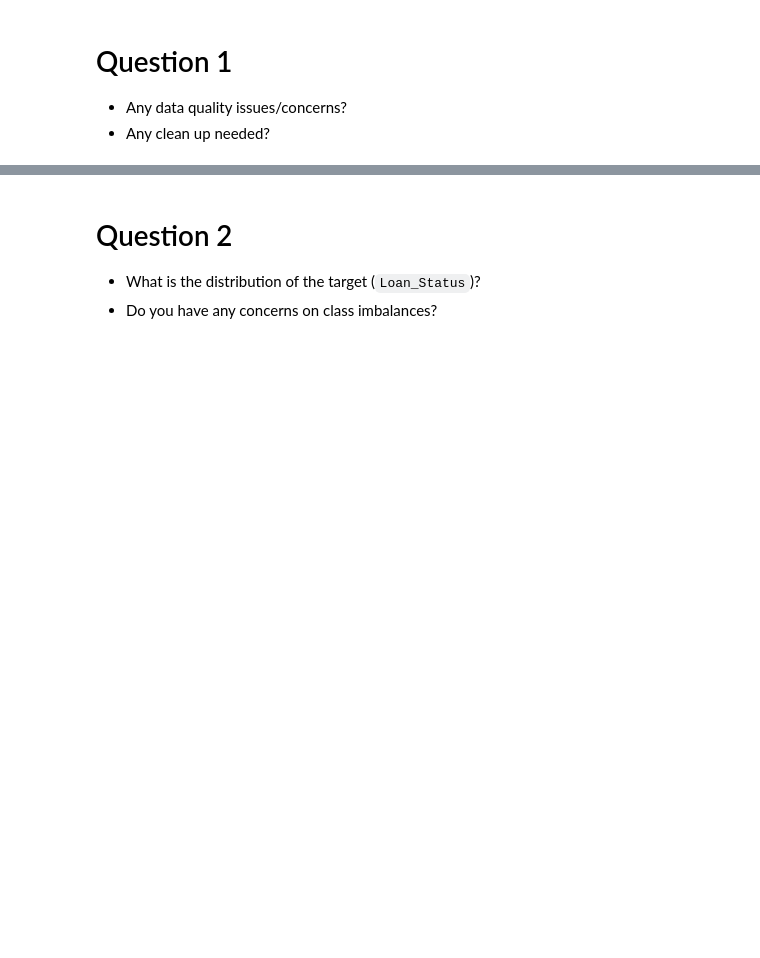
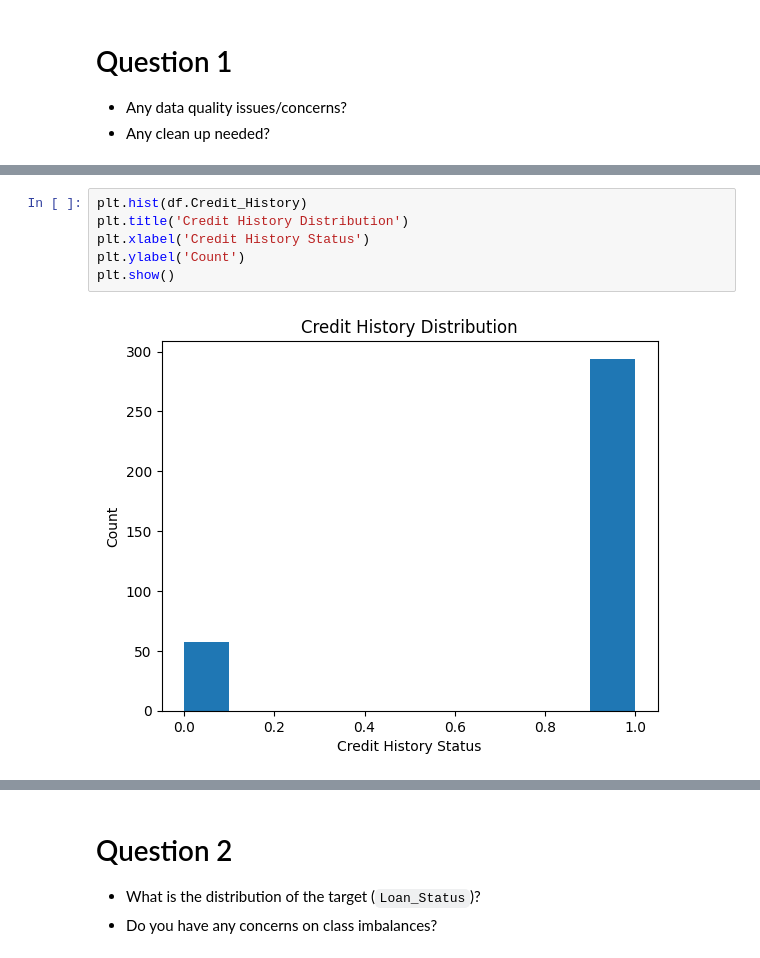
Before and after one commit to cwdwiggins/DS602, a Jupyter notebook: week05/week5 - logistic-regression-assignment.ipynb, the cells around one changed output, grey strips where cells are left out. Cells and saved outputs as stored; diff of their text form; blank space fills up the shorter version.

```diff
--- a/week05/week5 - logistic-regression-assignment.ipynb
+++ b/week05/week5 - logistic-regression-assignment.ipynb
@@ -44,0 +130,8 @@ Insert comments here
+# %%
+plt.hist(df.Credit_History)
+plt.title('Credit History Distribution')
+plt.xlabel('Credit History Status')
+plt.ylabel('Count')
+plt.show()
+# %% [output]
+[figure, added]
```
Also changed, not shown: parts of 38 cells of this notebook.
